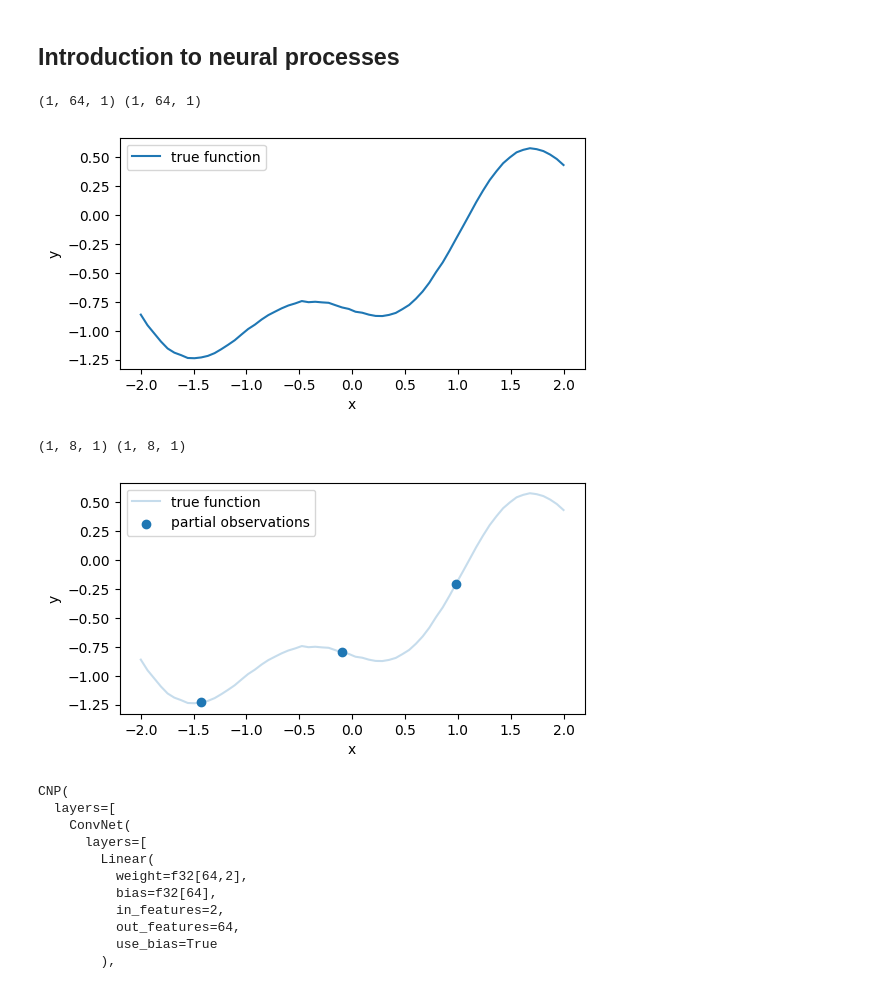
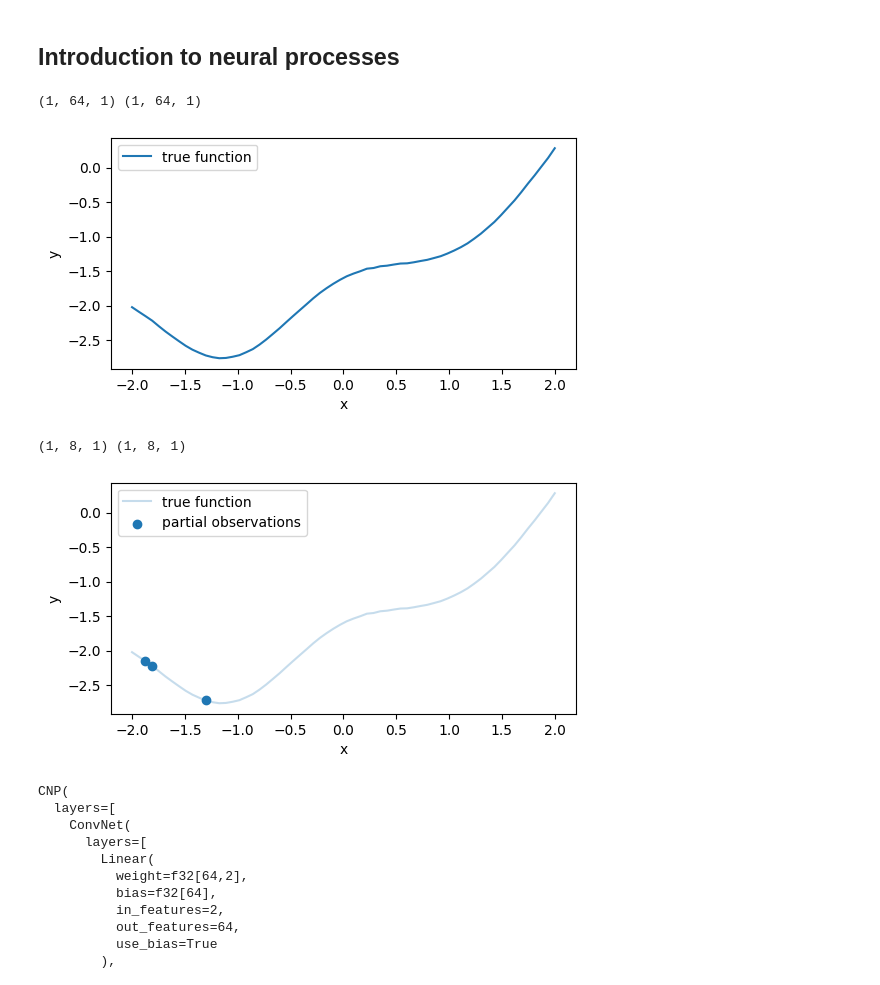
Before and after one commit to sscivier/neural-process-example, a Jupyter notebook: cnp_example.ipynb, the cells around one changed output. Cells and saved outputs as stored; diff of their text form; code cells hidden in the pictures.

```diff
--- a/cnp_example.ipynb
+++ b/cnp_example.ipynb
@@ -1253,36 +1280,36 @@ def train(
 # %%
 # generate some sample data
 
-key = random.PRNGKey(2)
+key = random.PRNGKey(8124)
 
 key, subkey = random.split(key)
 
 x, y = sample_gp(
     key=subkey,
     n_imgs=1,
     domain=2,
     grid_steps=64,
     rho=1.0,
     sigma=2.0
 )
 
 print(x.shape, y.shape)
 
 x_plot, y_plot = jnp.squeeze(x), jnp.squeeze(y)
 
 # plot sample data
 
 fig, ax = plt.subplots(figsize=(6, 3))
 
 ax.plot(x_plot, y_plot, label='true function')
 ax.set_xlabel('x')
 ax.set_ylabel('y')
 
 ax.legend()
 plt.show()
 # %% [output]
 (1, 64, 1) (1, 64, 1)
-[figure, old version]
+[figure, new version]
 # %%
 # select partial (context) observations of function
 
@@ -1316,7 +1343,7 @@ ax.legend()
 plt.show()
 # %% [output]
 (1, 8, 1) (1, 8, 1)
-[figure, old version]
+[figure, new version]
 # %%
 key, *subkeys = random.split(key, 3)
 
```
Also changed, not shown: parts of 7 cells of this notebook.
